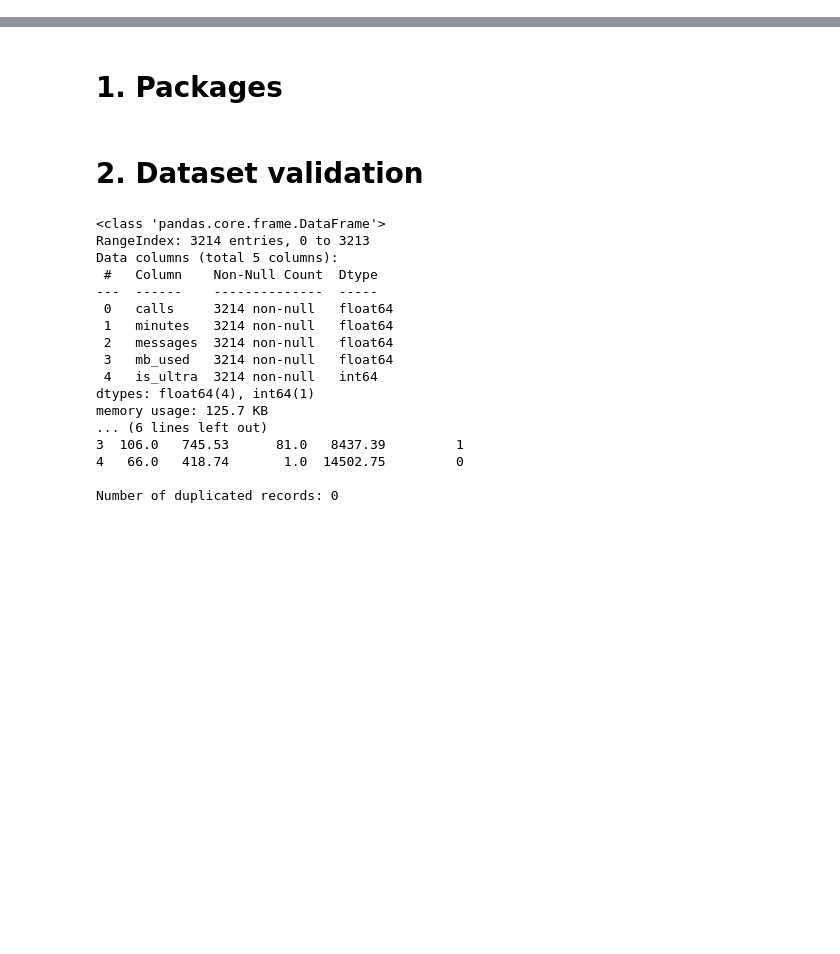
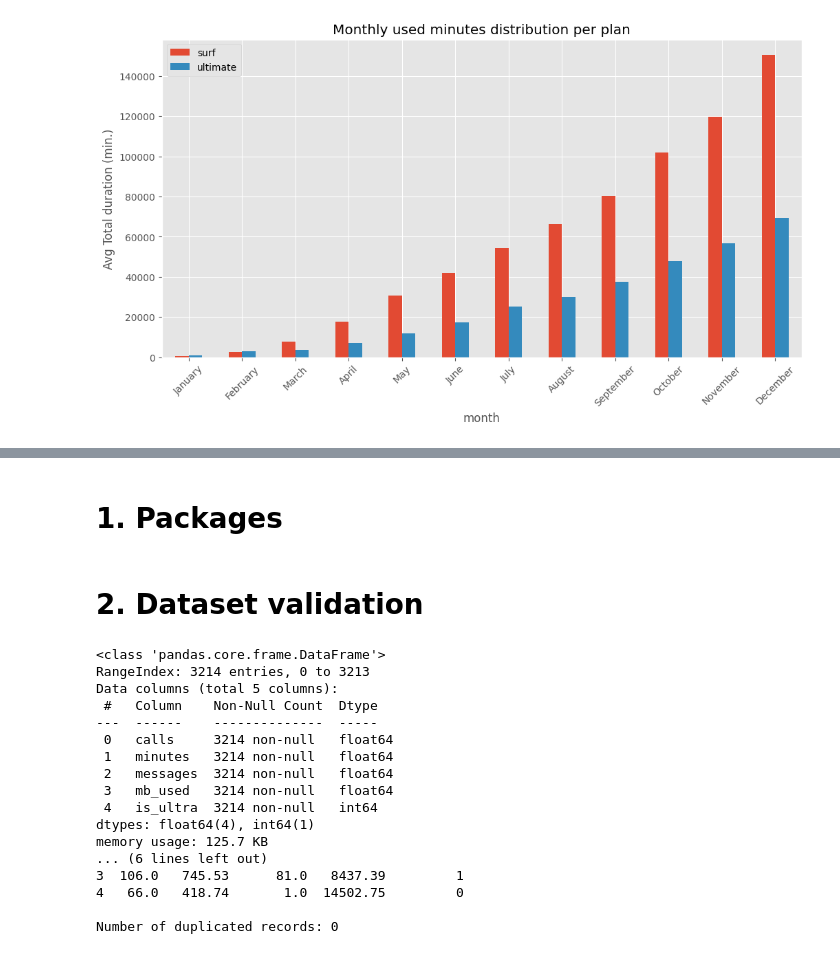
Before and after one commit to Juanhv24/Megaline-EDA-Predictive-Modeling, a Jupyter notebook: Notebooks/Megaline.ipynb, the cells around one changed output, grey strips where cells are left out. Cells and saved outputs as stored; diff of their text form; code cells hidden in the pictures; blank space fills up the shorter version.

```diff
--- a/Notebooks/Megaline.ipynb
+++ b/Notebooks/Megaline.ipynb
@@ -0,0 +250,5 @@
+# %%
+# Calculate the number of messages per user per month. Store the result.
+
+total_messages = messages.groupby (["user_id", "month"]).agg (
+    messages_count = ("id", "count"))
@@ -0,0 +325,21 @@
+# %%
+call_duration = combined_frames.pivot_table(
+    index = "month",
+    columns = "plan",
+    values = "total_duration",
+    aggfunc = "sum").sort_index (key = lambda s: pd.to_datetime(s, format = "%B").month)
+
+
+call_duration.plot (
+    kind = "bar",
+    figsize = (12,6),
+    title = "Monthly used minutes distribution per plan",
+    xlabel = "month",
+    ylabel = "Avg Total duration (min.)",
+    rot = 45
+)
+
+plt.legend ()
+plt.show ()
+# %% [output]
+[figure, added]
```
Also changed, not shown: parts of 126 cells of this notebook, 6 other files.
